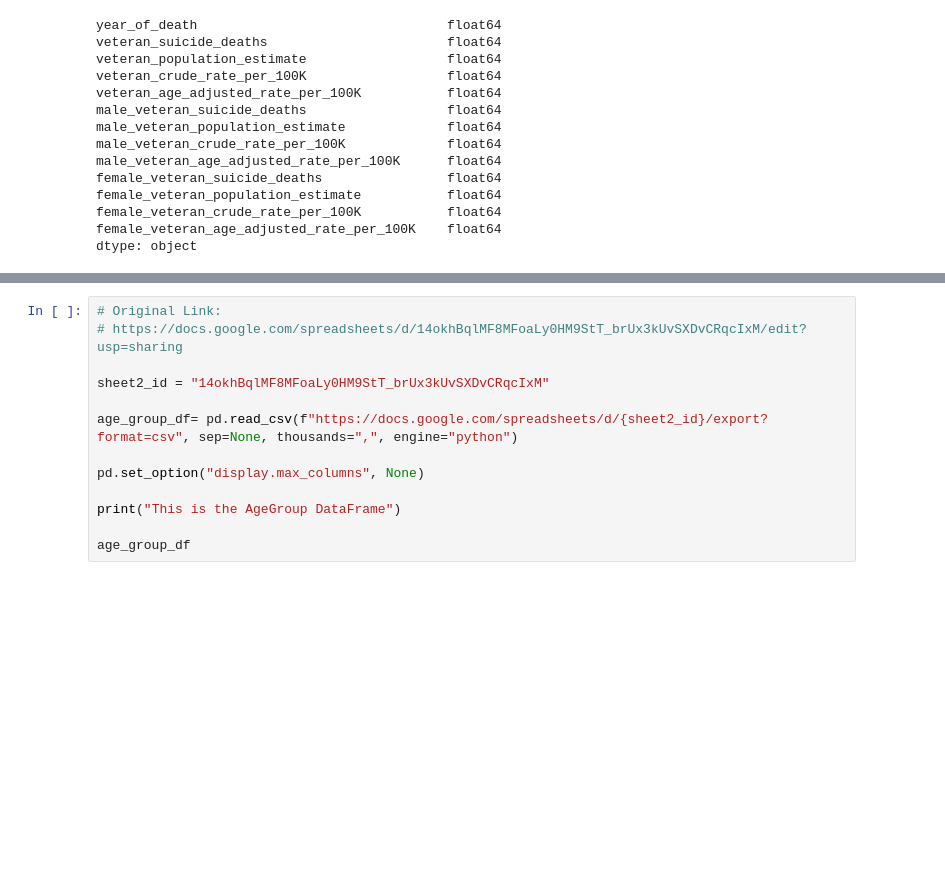
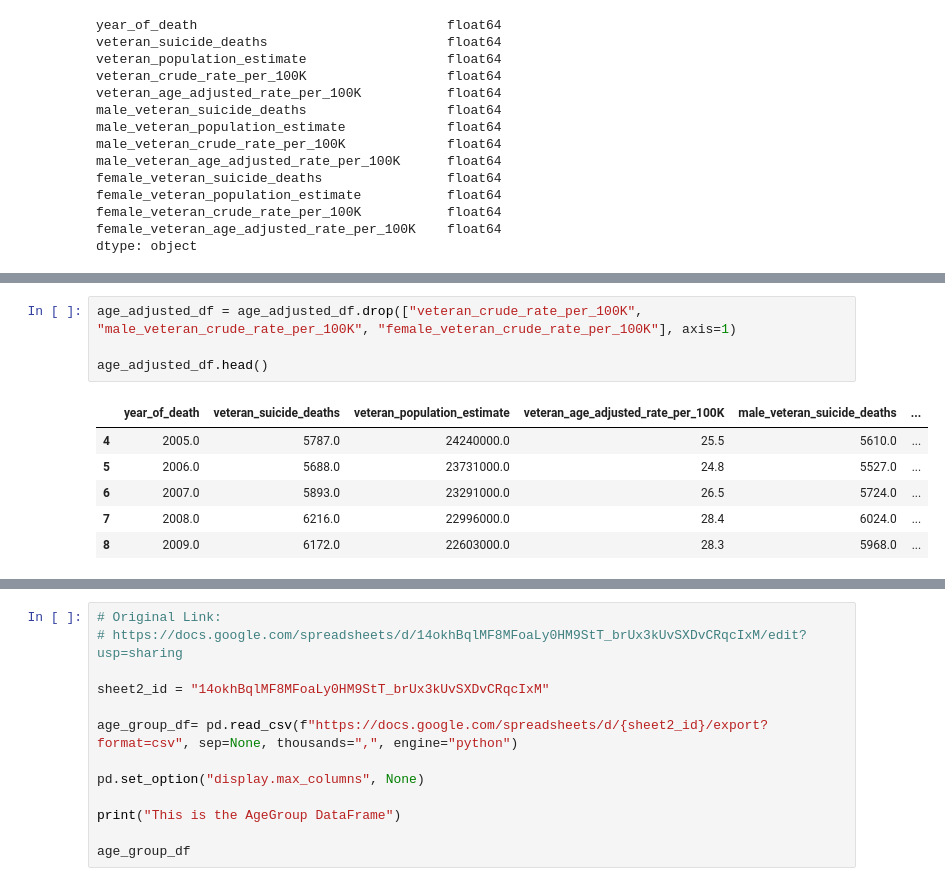
Before and after one commit to nickjoseph210/Soldier_Suicide_Prevention, a Jupyter notebook: prevention_scratch.ipynb, the cells around one changed output, grey strips where cells are left out. Drawn from its saved outputs; the diff is of its cells as text; blank space fills up the shorter version.

```diff
--- a/prevention_scratch.ipynb
+++ b/prevention_scratch.ipynb
@@ -355,0 +355,11 @@ sns.pairplot(age_adjusted_df)
+# %%
+age_adjusted_df = age_adjusted_df.drop(["veteran_crude_rate_per_100K", "male_veteran_crude_rate_per_100K", "female_veteran_crude_rate_per_100K"], axis=1)
+
+age_adjusted_df.head()
+# %% [output]
+|  | year_of_death | veteran_suicide_deaths | veteran_population_estimate | veteran_age_adjusted_rate_per_100K | male_veteran_suicide_deaths | ... |
+| 4 | 2005.0 | 5787.0 | 24240000.0 | 25.5 | 5610.0 | ... |
+| 5 | 2006.0 | 5688.0 | 23731000.0 | 24.8 | 5527.0 | ... |
+| 6 | 2007.0 | 5893.0 | 23291000.0 | 26.5 | 5724.0 | ... |
+| 7 | 2008.0 | 6216.0 | 22996000.0 | 28.4 | 6024.0 | ... |
+| 8 | 2009.0 | 6172.0 | 22603000.0 | 28.3 | 5968.0 | ... |
```
Also changed, not shown: parts of 32 cells of this notebook.
